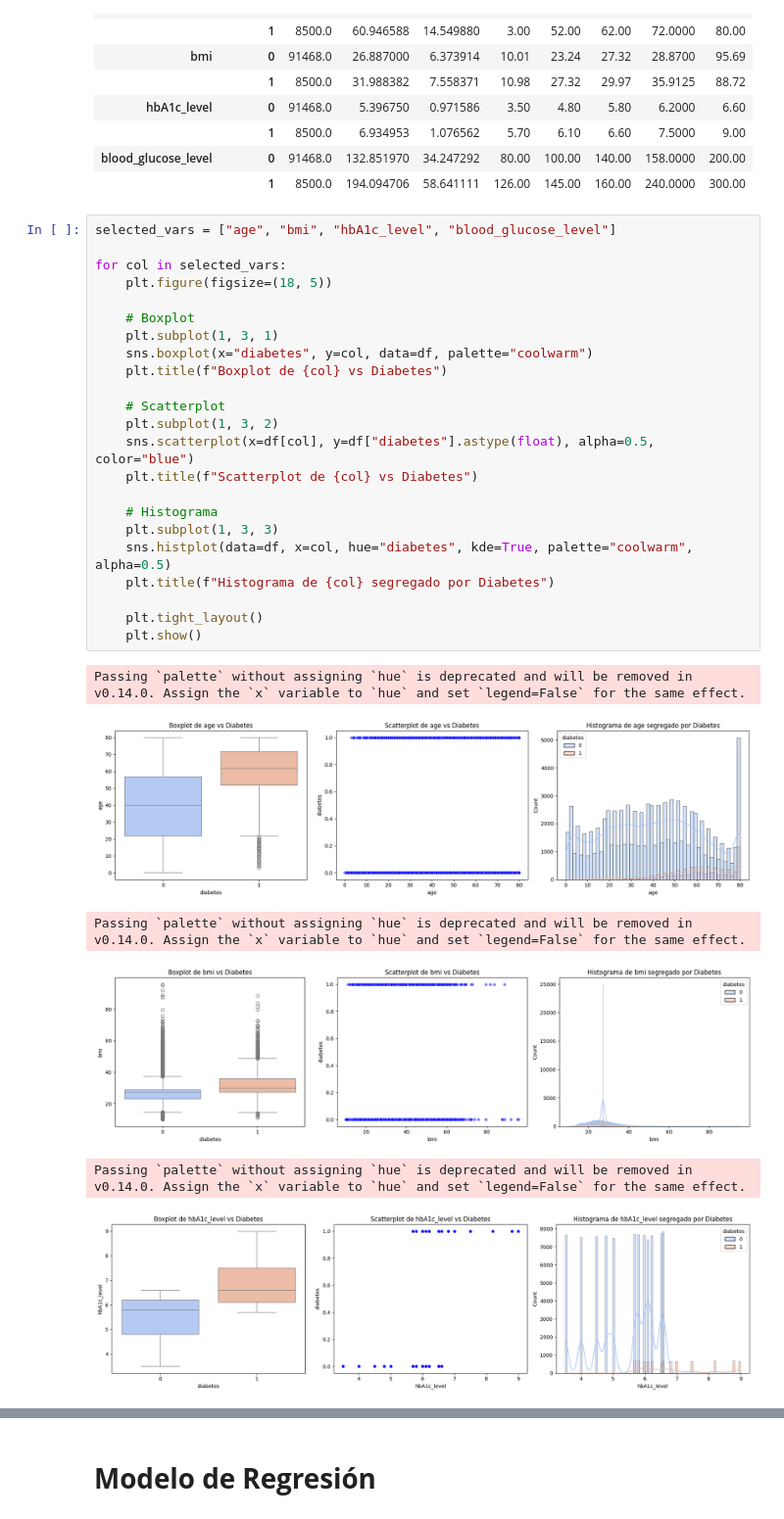
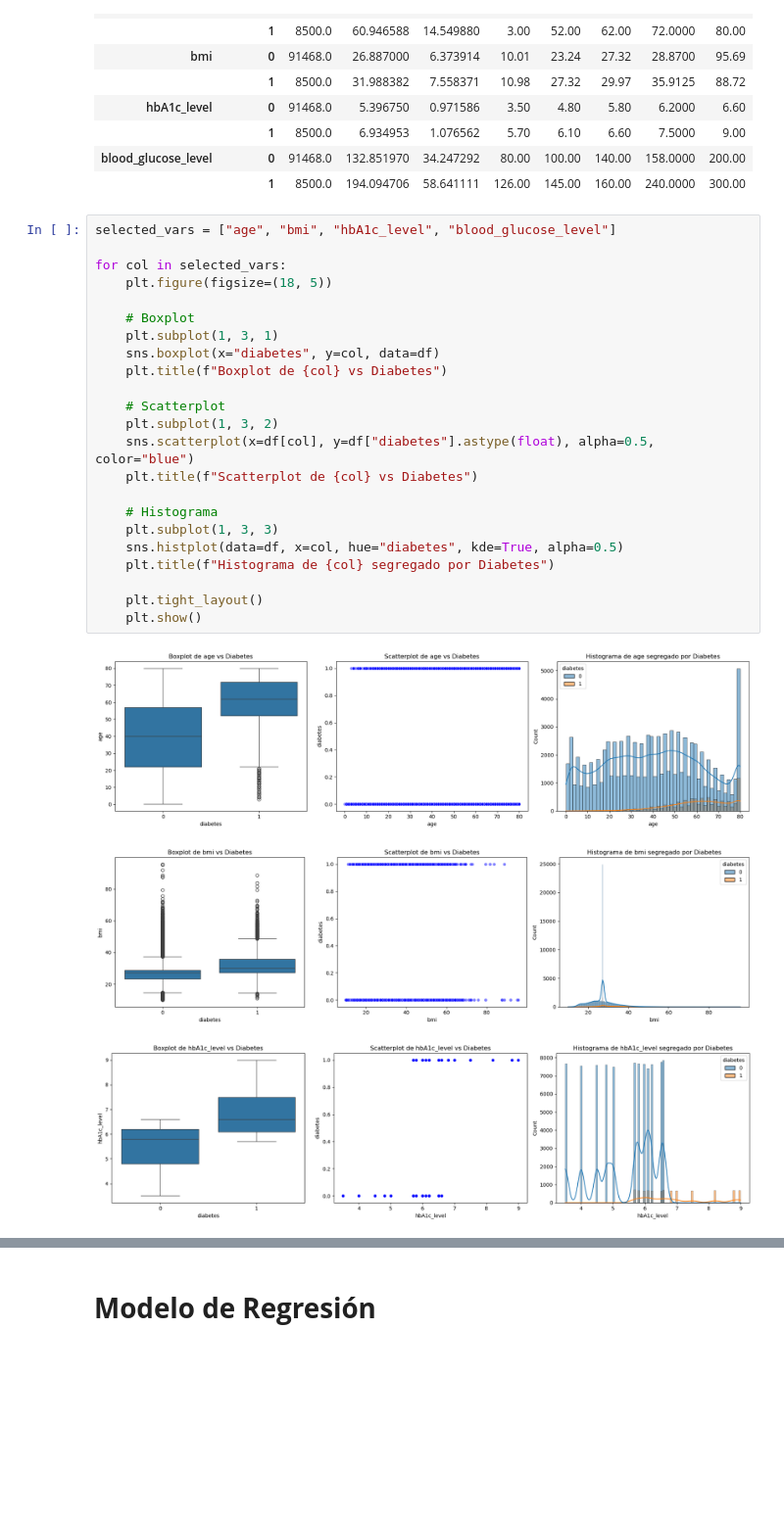
Before and after one commit to JuanMarting/EDA, a Jupyter notebook: Trabajo_final_EDA.ipynb, the cells around one changed output, grey strips where cells are left out. Shown at 98% size. Drawn from its saved outputs; the diff is of its cells as text; blank space fills up the shorter version.

```diff
--- a/Trabajo_final_EDA.ipynb
+++ b/Trabajo_final_EDA.ipynb
@@ -723,30 +716,27 @@ display(combined_stats)  # Mejor visualización en Jupyter Notebook
 # %%
 selected_vars = ["age", "bmi", "hbA1c_level", "blood_glucose_level"]
 
 for col in selected_vars:
     plt.figure(figsize=(18, 5))
 
     # Boxplot
     plt.subplot(1, 3, 1)
-    sns.boxplot(x="diabetes", y=col, data=df, palette="coolwarm")
+    sns.boxplot(x="diabetes", y=col, data=df)
     plt.title(f"Boxplot de {col} vs Diabetes")
 
     # Scatterplot
     plt.subplot(1, 3, 2)
     sns.scatterplot(x=df[col], y=df["diabetes"].astype(float), alpha=0.5, color="blue")
     plt.title(f"Scatterplot de {col} vs Diabetes")
 
     # Histograma
     plt.subplot(1, 3, 3)
-    sns.histplot(data=df, x=col, hue="diabetes", kde=True, palette="coolwarm", alpha=0.5)
+    sns.histplot(data=df, x=col, hue="diabetes", kde=True, alpha=0.5)
     plt.title(f"Histograma de {col} segregado por Diabetes")
 
     plt.tight_layout()
     plt.show()
 # %% [output]
-Passing `palette` without assigning `hue` is deprecated and will be removed in v0.14.0. Assign the `x` variable to `hue` and set `legend=False` for the same effect.
-[figure, old version]
+[figure, new version]
-Passing `palette` without assigning `hue` is deprecated and will be removed in v0.14.0. Assign the `x` variable to `hue` and set `legend=False` for the same effect.
-[figure, old version]
+[figure, new version]
-Passing `palette` without assigning `hue` is deprecated and will be removed in v0.14.0. Assign the `x` variable to `hue` and set `legend=False` for the same effect.
-[figure, old version]
+[figure, new version]
```
Also changed, not shown: parts of 20 cells of this notebook.
